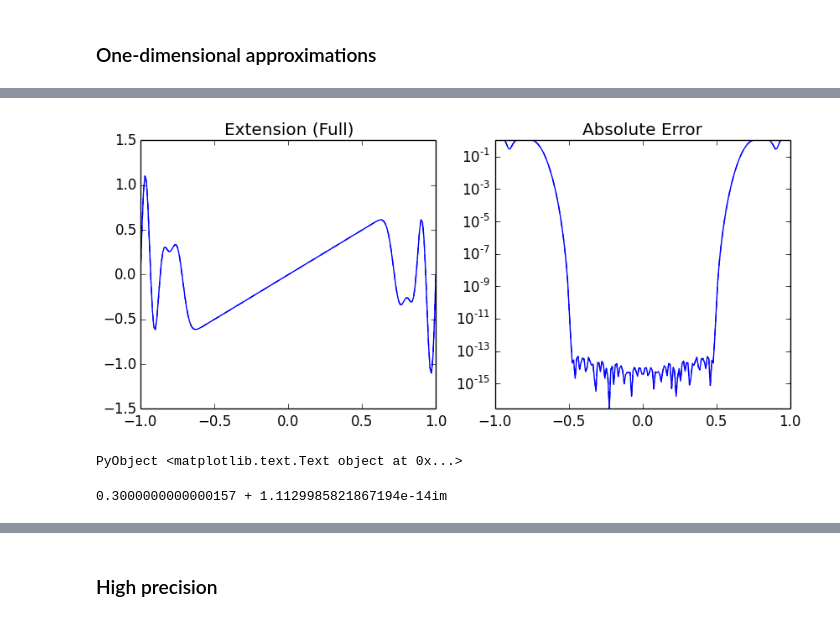
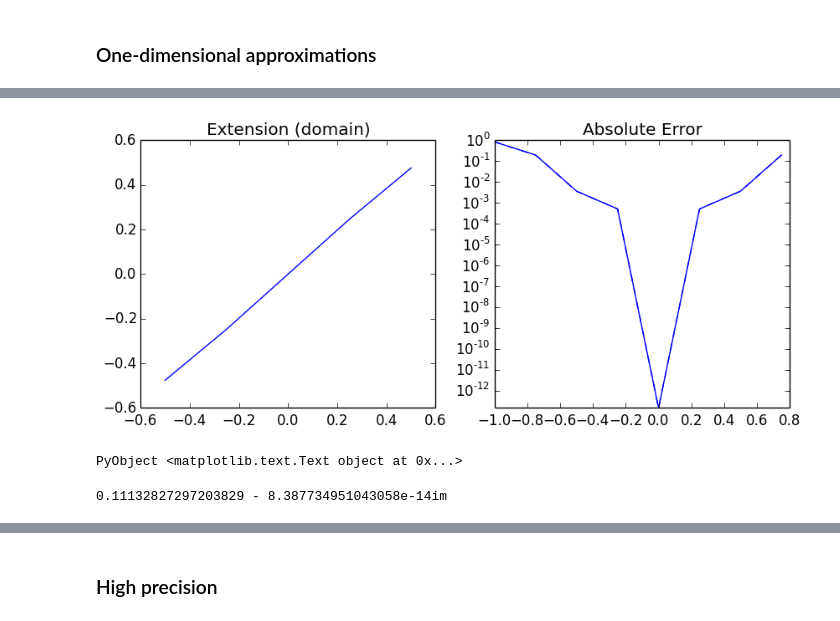
Before and after one commit to JuliaApproximation/FrameFun.jl, a Jupyter notebook: examples/FrameFunDemo.ipynb, the cells around one changed output, grey strips where cells are left out. Saved outputs shown, nothing was run; the diff lists cells and outputs as text; code cells hidden in the pictures.

```diff
--- a/examples/FrameFunDemo.ipynb
+++ b/examples/FrameFunDemo.ipynb
@@ -17,14 +40,14 @@ Domain: the interval [-0.5, 0.5]
 # %%
 figure(figsize=(10,4))
-subplot(121); plot_expansion(F1)
-subplot(122); plot_error(F1,f1)
+subplot(121); FrameFuns.plot(F1,n=8)
+subplot(122); plot_error(F1,f1,n=8)
 # %% [output]
-[figure, old version]
+[figure, new version]
 PyObject <matplotlib.text.Text object at 0x...>
-# %%
-F1(0.3)
-# %% [output]
-0.3000000000000157 + 1.1129985821867194e-14im
+# %%
+F1(0.0); G1=BasisFunctions.grid(basis(F1)); [G1[i] for i in eachindex(G1)];F1(0.1111111)
+# %% [output]
+0.11132827297203829 - 8.387734951043058e-14im
 # %%
 f2(x) = cos(80*x)
 F2 = Fun(f2, B, D)
```
Also changed, not shown: parts of 22 cells of this notebook, 9 other files.
